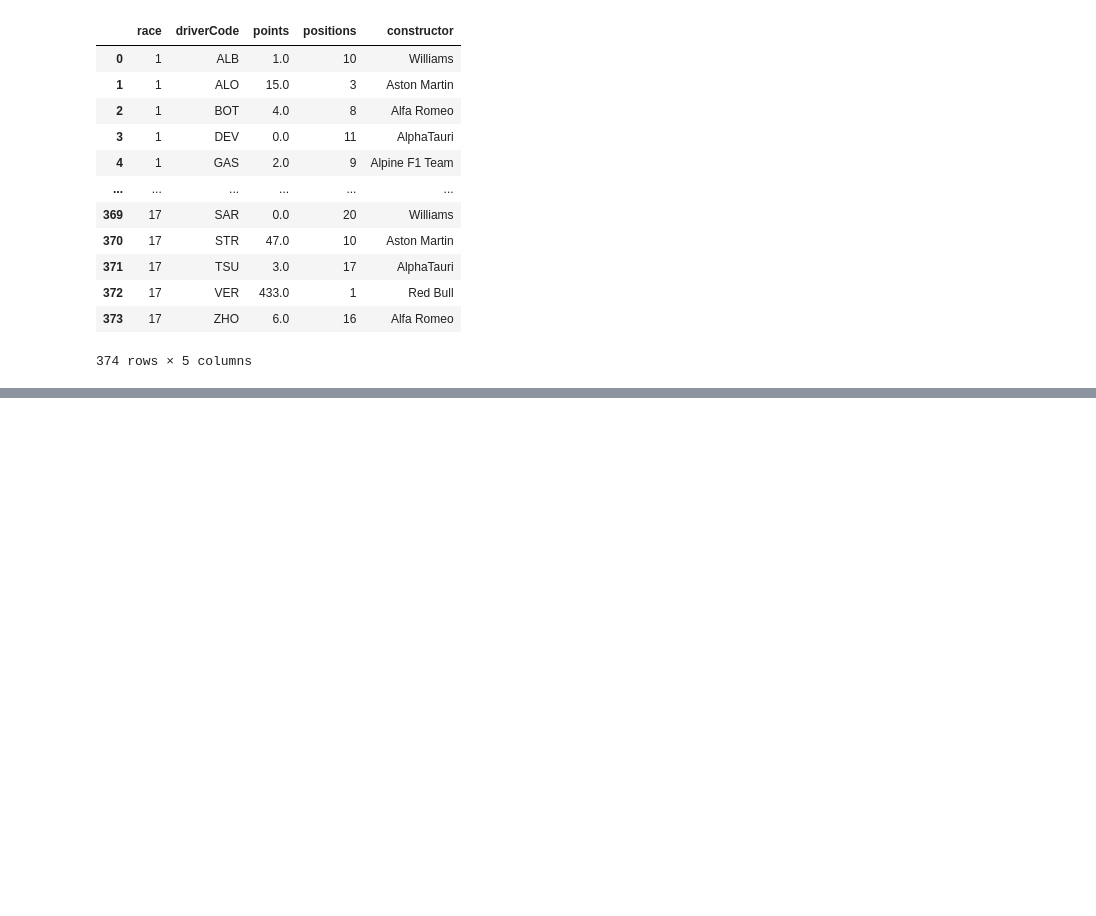
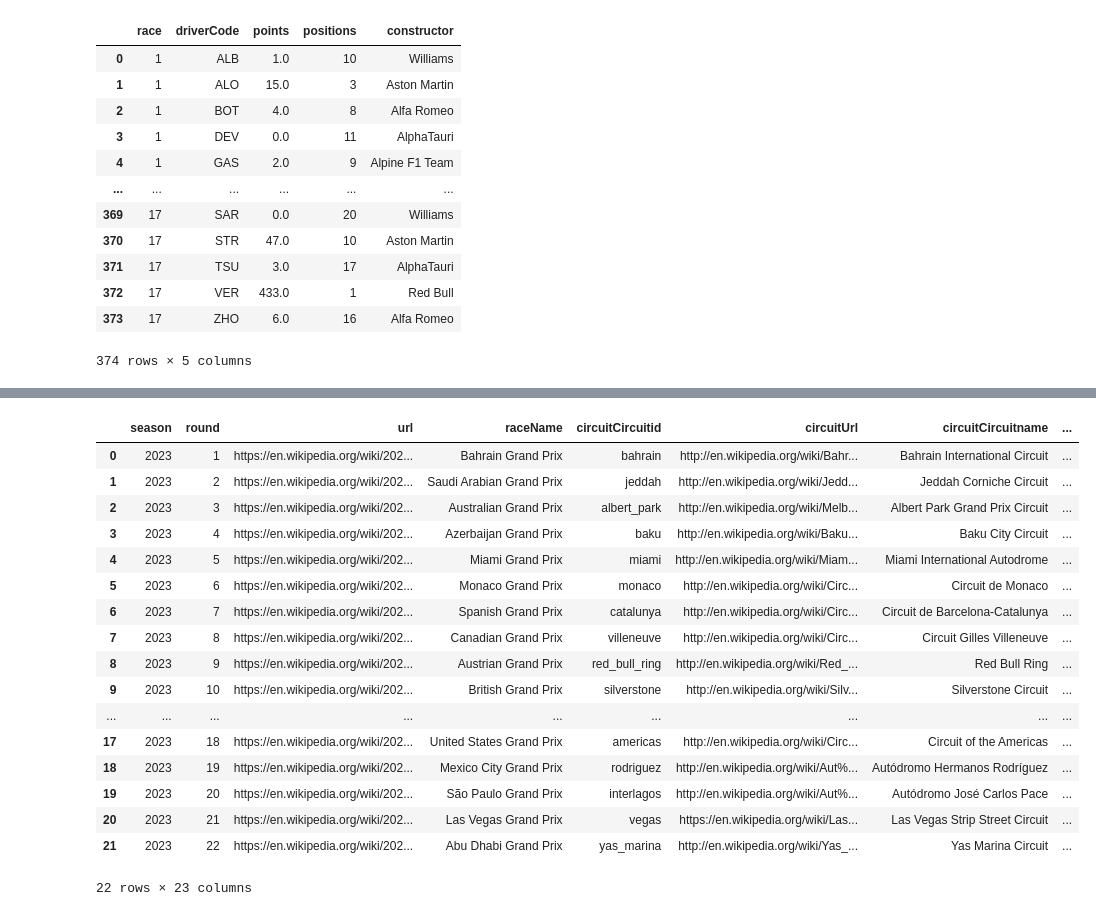
Before and after one commit to Todd183/F1-Stats, a Jupyter notebook: website/test'.ipynb, the cells around one changed output, grey strips where cells are left out. Saved outputs shown, nothing was run; the diff lists cells and outputs as text; code cells hidden in the pictures; blank space fills up the shorter version.

```diff
--- a/website/test'.ipynb
+++ b/website/test'.ipynb
@@ -835,0 +894,21 @@ get_current_season_completed_race()
+# %%
+races[]
+# %% [output]
+|  | season | round | url | raceName | circuitCircuitid | circuitUrl | circuitCircuitname | ... |
+| 0 | 2023 | 1 | https://en.wikipedia.org/wiki/202... | Bahrain Grand Prix | bahrain | http://en.wikipedia.org/wiki/Bahr... | Bahrain International Circuit | ... |
+| 1 | 2023 | 2 | https://en.wikipedia.org/wiki/202... | Saudi Arabian Grand Prix | jeddah | http://en.wikipedia.org/wiki/Jedd... | Jeddah Corniche Circuit | ... |
+| 2 | 2023 | 3 | https://en.wikipedia.org/wiki/202... | Australian Grand Prix | albert_park | http://en.wikipedia.org/wiki/Melb... | Albert Park Grand Prix Circuit | ... |
+| 3 | 2023 | 4 | https://en.wikipedia.org/wiki/202... | Azerbaijan Grand Prix | baku | http://en.wikipedia.org/wiki/Baku... | Baku City Circuit | ... |
+| 4 | 2023 | 5 | https://en.wikipedia.org/wiki/202... | Miami Grand Prix | miami | http://en.wikipedia.org/wiki/Miam... | Miami International Autodrome | ... |
+| 5 | 2023 | 6 | https://en.wikipedia.org/wiki/202... | Monaco Grand Prix | monaco | http://en.wikipedia.org/wiki/Circ... | Circuit de Monaco | ... |
+| 6 | 2023 | 7 | https://en.wikipedia.org/wiki/202... | Spanish Grand Prix | catalunya | http://en.wikipedia.org/wiki/Circ... | Circuit de Barcelona-Catalunya | ... |
+| 7 | 2023 | 8 | https://en.wikipedia.org/wiki/202... | Canadian Grand Prix | villeneuve | http://en.wikipedia.org/wiki/Circ... | Circuit Gilles Villeneuve | ... |
+| 8 | 2023 | 9 | https://en.wikipedia.org/wiki/202... | Austrian Grand Prix | red_bull_ring | http://en.wikipedia.org/wiki/Red_... | Red Bull Ring | ... |
+| 9 | 2023 | 10 | https://en.wikipedia.org/wiki/202... | British Grand Prix | silverstone | http://en.wikipedia.org/wiki/Silv... | Silverstone Circuit | ... |
+| ... | ... | ... | ... | ... | ... | ... | ... | ... |
+| 17 | 2023 | 18 | https://en.wikipedia.org/wiki/202... | United States Grand Prix | americas | http://en.wikipedia.org/wiki/Circ... | Circuit of the Americas | ... |
+| 18 | 2023 | 19 | https://en.wikipedia.org/wiki/202... | Mexico City Grand Prix | rodriguez | http://en.wikipedia.org/wiki/Aut%... | Autódromo Hermanos Rodríguez | ... |
+| 19 | 2023 | 20 | https://en.wikipedia.org/wiki/202... | São Paulo Grand Prix | interlagos | http://en.wikipedia.org/wiki/Aut%... | Autódromo José Carlos Pace | ... |
+| 20 | 2023 | 21 | https://en.wikipedia.org/wiki/202... | Las Vegas Grand Prix | vegas | https://en.wikipedia.org/wiki/Las... | Las Vegas Strip Street Circuit | ... |
+| 21 | 2023 | 22 | https://en.wikipedia.org/wiki/202... | Abu Dhabi Grand Prix | yas_marina | http://en.wikipedia.org/wiki/Yas_... | Yas Marina Circuit | ... |
+22 rows × 23 columns
```
Also changed, not shown: parts of 5 cells of this notebook, 8 other files.
